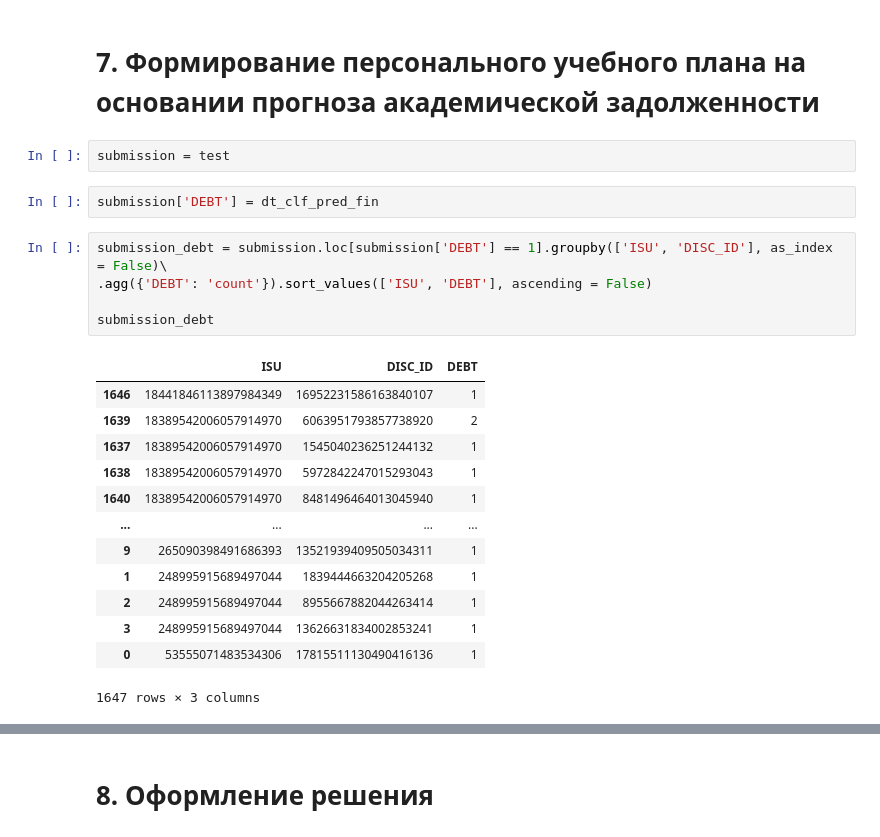
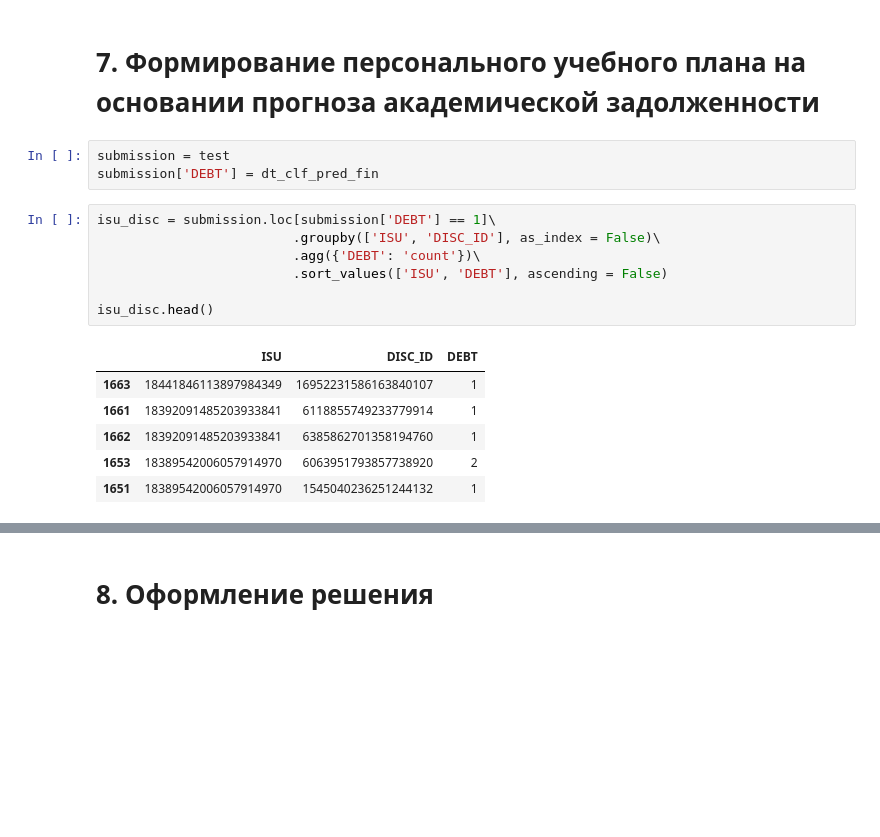
Before and after one commit to LuridBolete/2022.07-Learning-Analytics-Competition, a Jupyter notebook: Learning Analytics Competition.ipynb, the cells around one changed output, grey strips where cells are left out. Saved outputs shown, nothing was run; the diff lists cells and outputs as text; blank space fills up the shorter version.

```diff
--- a/Learning Analytics Competition.ipynb
+++ b/Learning Analytics Competition.ipynb
@@ -455,24 +443,18 @@ dt_clf_pred_fin = dt_clf_fin.predict(X_test)
 # 7. Формирование персонального учебного плана на основании прогноза академической задолженности
 # %%
 submission = test
+submission['DEBT'] = dt_clf_pred_fin
-# %%
-submission['DEBT'] = dt_clf_pred_fin
 # %%
-submission_debt = submission.loc[submission['DEBT'] == 1].groupby(['ISU', 'DISC_ID'], as_index = False)\
-.agg({'DEBT': 'count'}).sort_values(['ISU', 'DEBT'], ascending = False)
+isu_disc = submission.loc[submission['DEBT'] == 1]\
+                         .groupby(['ISU', 'DISC_ID'], as_index = False)\
+                         .agg({'DEBT': 'count'})\
+                         .sort_values(['ISU', 'DEBT'], ascending = False)
 
-submission_debt
+isu_disc.head()
 # %% [output]
 |  | ISU | DISC_ID | DEBT |
-| 1646 | 18441846113897984349 | 16952231586163840107 | 1 |
-| 1639 | 18389542006057914970 | 6063951793857738920 | 2 |
-| 1637 | 18389542006057914970 | 1545040236251244132 | 1 |
-| 1638 | 18389542006057914970 | 5972842247015293043 | 1 |
-| 1640 | 18389542006057914970 | 8481496464013045940 | 1 |
-| ... | ... | ... | ... |
-| 9 | 265090398491686393 | 13521939409505034311 | 1 |
-| 1 | 248995915689497044 | 1839444663204205268 | 1 |
-| 2 | 248995915689497044 | 8955667882044263414 | 1 |
-| 3 | 248995915689497044 | 13626631834002853241 | 1 |
-| 0 | 53555071483534306 | 17815511130490416136 | 1 |
+| 1663 | 18441846113897984349 | 16952231586163840107 | 1 |
+| 1661 | 18392091485203933841 | 6118855749233779914 | 1 |
+| 1662 | 18392091485203933841 | 6385862701358194760 | 1 |
+| 1653 | 18389542006057914970 | 6063951793857738920 | 2 |
+| 1651 | 18389542006057914970 | 1545040236251244132 | 1 |
-1647 rows × 3 columns
```
Also changed, not shown: parts of 8 cells of this notebook.
